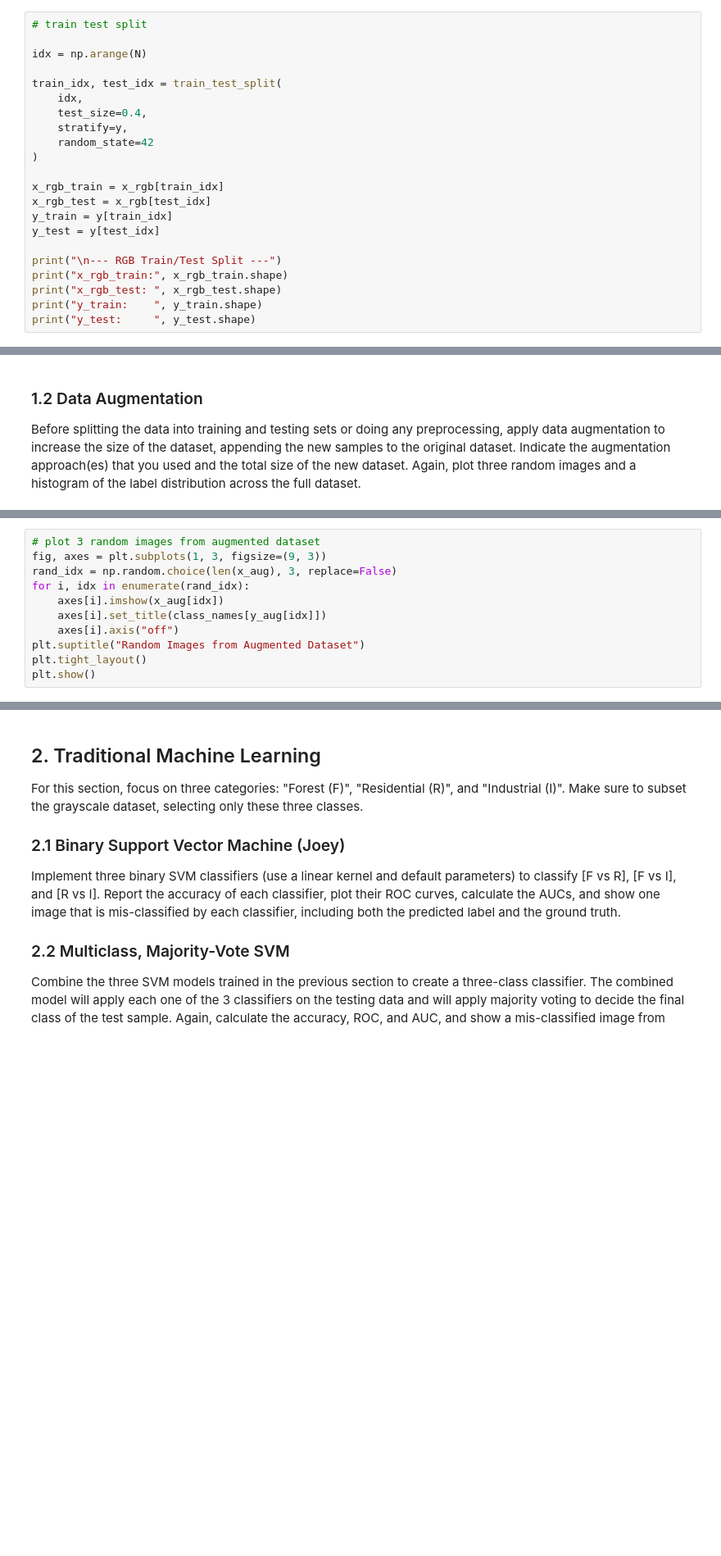
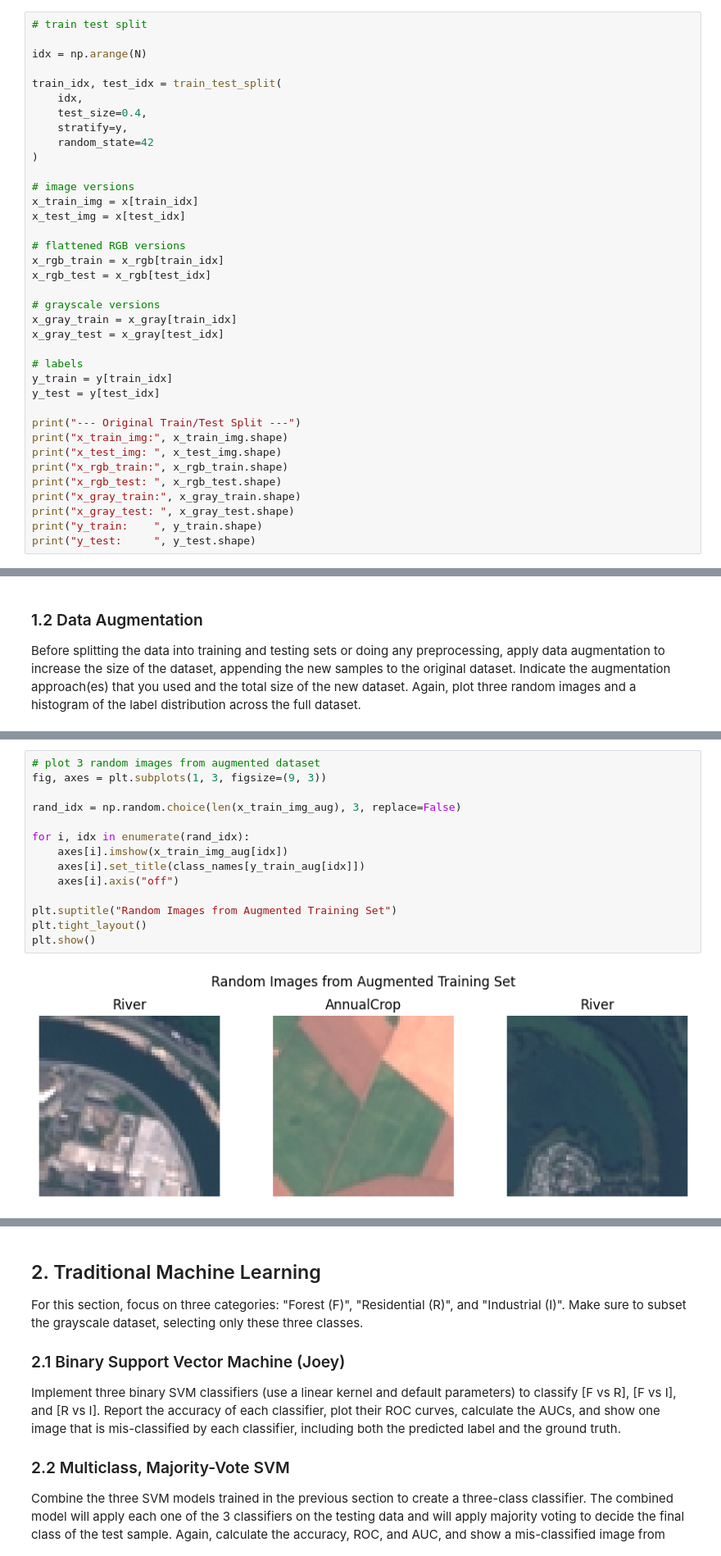
Before and after one commit to kakumanus/musa-650-spring2026, a Jupyter notebook: assignments/eurosat.ipynb, the cells around one changed output, grey strips where cells are left out. Shown at 82% size. Cells and saved outputs as stored; diff of their text form; blank space fills up the shorter version.

Commit message:
Fixing the augmentation and split sections.
Additional split section was added during previous merge.

```diff
--- a/assignments/eurosat.ipynb
+++ b/assignments/eurosat.ipynb
@@ -132,13 +163,28 @@ train_idx, test_idx = train_test_split(
     random_state=42
 )
 
+# image versions
+x_train_img = x[train_idx]
+x_test_img = x[test_idx]
+
+# flattened RGB versions
 x_rgb_train = x_rgb[train_idx]
 x_rgb_test = x_rgb[test_idx]
+
+# grayscale versions
+x_gray_train = x_gray[train_idx]
+x_gray_test = x_gray[test_idx]
+
+# labels
 y_train = y[train_idx]
 y_test = y[test_idx]
 
-print("\n--- RGB Train/Test Split ---")
+print("--- Original Train/Test Split ---")
+print("x_train_img:", x_train_img.shape)
+print("x_test_img: ", x_test_img.shape)
 print("x_rgb_train:", x_rgb_train.shape)
 print("x_rgb_test: ", x_rgb_test.shape)
+print("x_gray_train:", x_gray_train.shape)
+print("x_gray_test: ", x_gray_test.shape)
 print("y_train:    ", y_train.shape)
 print("y_test:     ", y_test.shape)
@@ -195,13 +244,18 @@ print(f"x_aug shape: {x_aug.shape}")
 # %%
 # plot 3 random images from augmented dataset
 fig, axes = plt.subplots(1, 3, figsize=(9, 3))
-rand_idx = np.random.choice(len(x_aug), 3, replace=False)
+
+rand_idx = np.random.choice(len(x_train_img_aug), 3, replace=False)
+
 for i, idx in enumerate(rand_idx):
-    axes[i].imshow(x_aug[idx])
-    axes[i].set_title(class_names[y_aug[idx]])
+    axes[i].imshow(x_train_img_aug[idx])
+    axes[i].set_title(class_names[y_train_aug[idx]])
     axes[i].axis("off")
-plt.suptitle("Random Images from Augmented Dataset")
+
+plt.suptitle("Random Images from Augmented Training Set")
 plt.tight_layout()
 plt.show()
+# %% [output]
+[figure, added]
 # %%
 # class distribution histogram after augmentation
```
Also changed, not shown: parts of 38 cells of this notebook.
